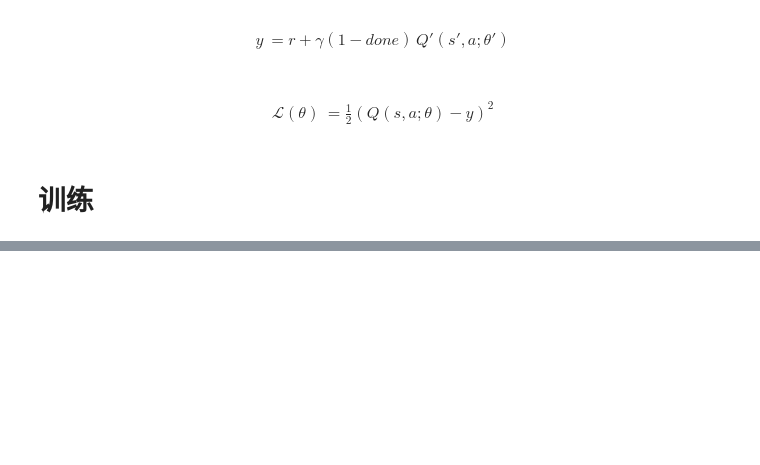
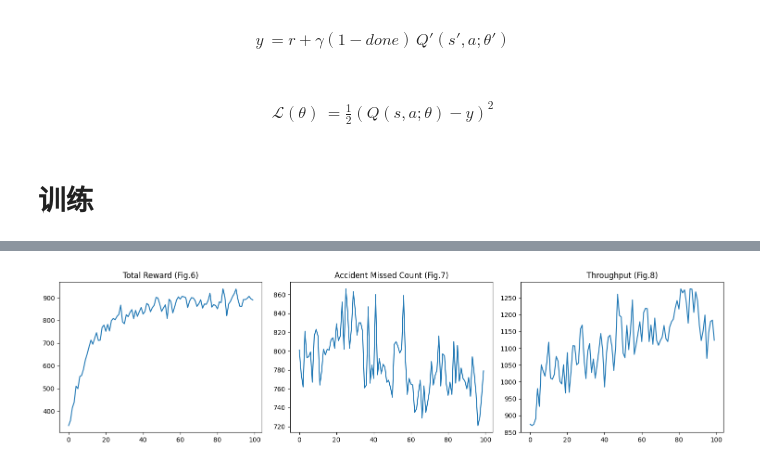
Before and after one commit to 3334643580/test_for_sharing_ipynb, a Jupyter notebook: test.ipynb, the cells around one changed output, grey strips where cells are left out. Saved outputs shown, nothing was run; the diff lists cells and outputs as text; code cells hidden in the pictures; blank space fills up the shorter version.

```diff
--- a/test.ipynb
+++ b/test.ipynb
@@ -1687,21 +1795,28 @@ def train_ddqn(
 # %%
-# rewards = np.load("episode_rewards.npy")
-# missed = np.load("episode_missed.npy")
-# throughput = np.load("episode_throughput.npy")
+rewards = np.load("episode_rewards.npy")
+missed = np.load("episode_missed.npy")
+throughput = np.load("episode_throughput.npy")
 
-# plt.figure(figsize=(15,4))
+plt.figure(figsize=(15,4))
 
-# plt.subplot(1,3,1)
-# plt.plot(rewards)
-# plt.title("Total Reward (Fig.6)")
+plt.subplot(1,3,1)
+plt.plot(rewards)
+plt.title("Total Reward (Fig.6)")
 
-# plt.subplot(1,3,2)
-# plt.plot(missed)
-# plt.title("Accident Missed Count (Fig.7)")
+plt.subplot(1,3,2)
+plt.plot(missed)
+plt.title("Accident Missed Count (Fig.7)")
 
-# plt.subplot(1,3,3)
-# plt.plot(throughput)
-# plt.title("Throughput (Fig.8)")
+plt.subplot(1,3,3)
+plt.plot(throughput)
+plt.title("Throughput (Fig.8)")
 
-# plt.tight_layout()
-# plt.show()
+plt.tight_layout()
+
+save_path = os.path.join(result_img_dir, "ddqn.png")
+plt.savefig(save_path, dpi=200)
+
+plt.show()
+plt.close()
+# %% [output]
+[figure, added]
```
Also changed, not shown: parts of 18 cells of this notebook.
